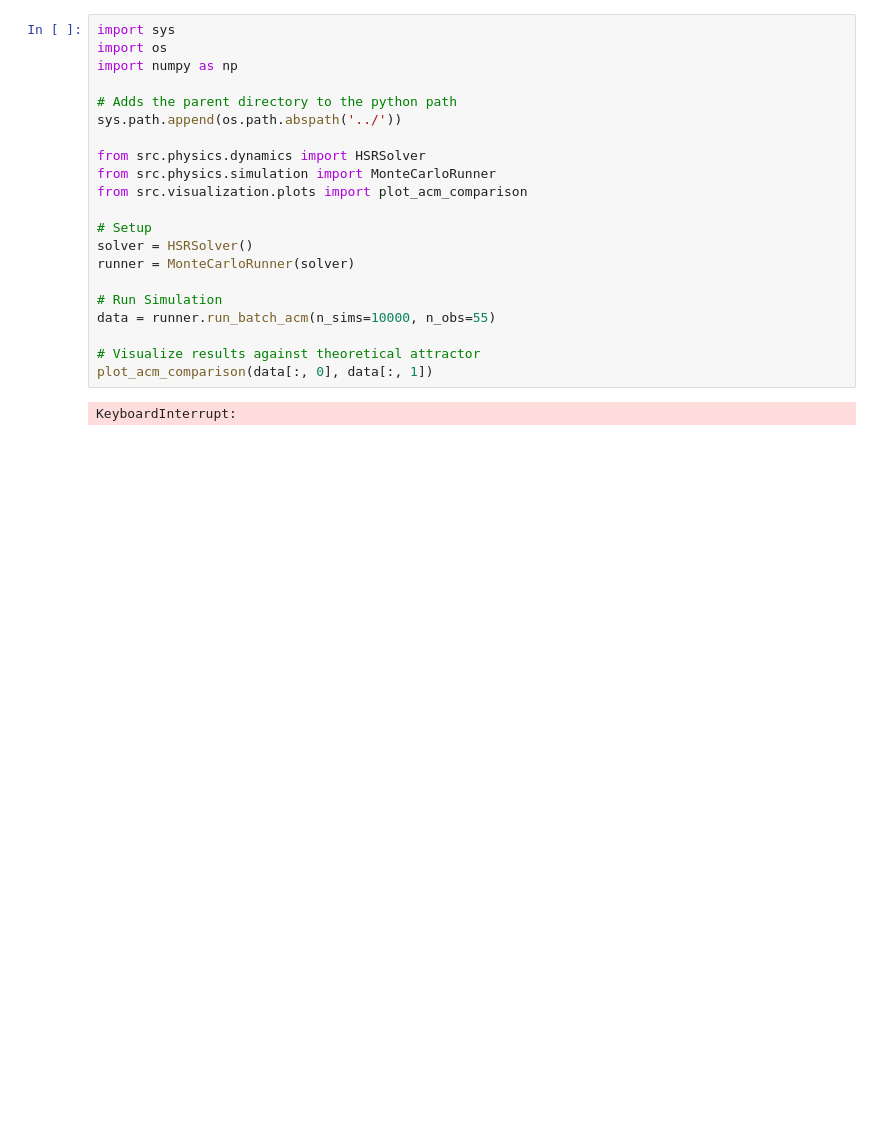
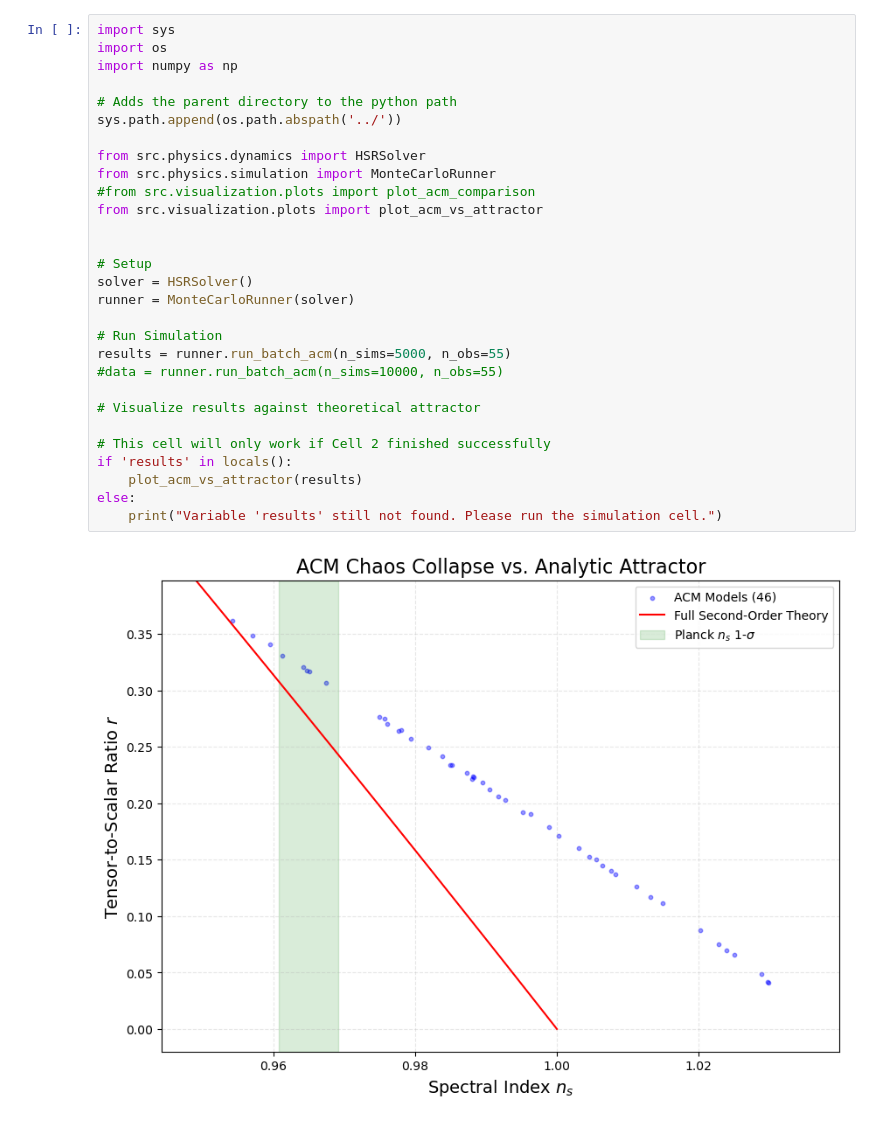
Before and after one commit to Vineshree/HSR, a Jupyter notebook: notebooks/ACM_method.ipynb, the cells around one changed output. Cells and saved outputs as stored; diff of their text form; blank space fills up the shorter version.

```diff
--- a/notebooks/ACM_method.ipynb
+++ b/notebooks/ACM_method.ipynb
@@ -1,23 +1,31 @@
 # %%
 import sys
 import os
 import numpy as np
 
 # Adds the parent directory to the python path
 sys.path.append(os.path.abspath('../'))
 
 from src.physics.dynamics import HSRSolver
 from src.physics.simulation import MonteCarloRunner
-from src.visualization.plots import plot_acm_comparison
+#from src.visualization.plots import plot_acm_comparison
+from src.visualization.plots import plot_acm_vs_attractor
+
 
 # Setup
 solver = HSRSolver()
 runner = MonteCarloRunner(solver)
 
 # Run Simulation
-data = runner.run_batch_acm(n_sims=10000, n_obs=55)
+results = runner.run_batch_acm(n_sims=5000, n_obs=55)
+#data = runner.run_batch_acm(n_sims=10000, n_obs=55)
 
 # Visualize results against theoretical attractor
-plot_acm_comparison(data[:, 0], data[:, 1])
+
+# This cell will only work if Cell 2 finished successfully
+if 'results' in locals():
+    plot_acm_vs_attractor(results)
+else:
+    print("Variable 'results' still not found. Please run the simulation cell.")
 # %% [output]
-KeyboardInterrupt:
+[figure, added]
```
Also changed, not shown: parts of 1 cell of this notebook, 6 other files.
